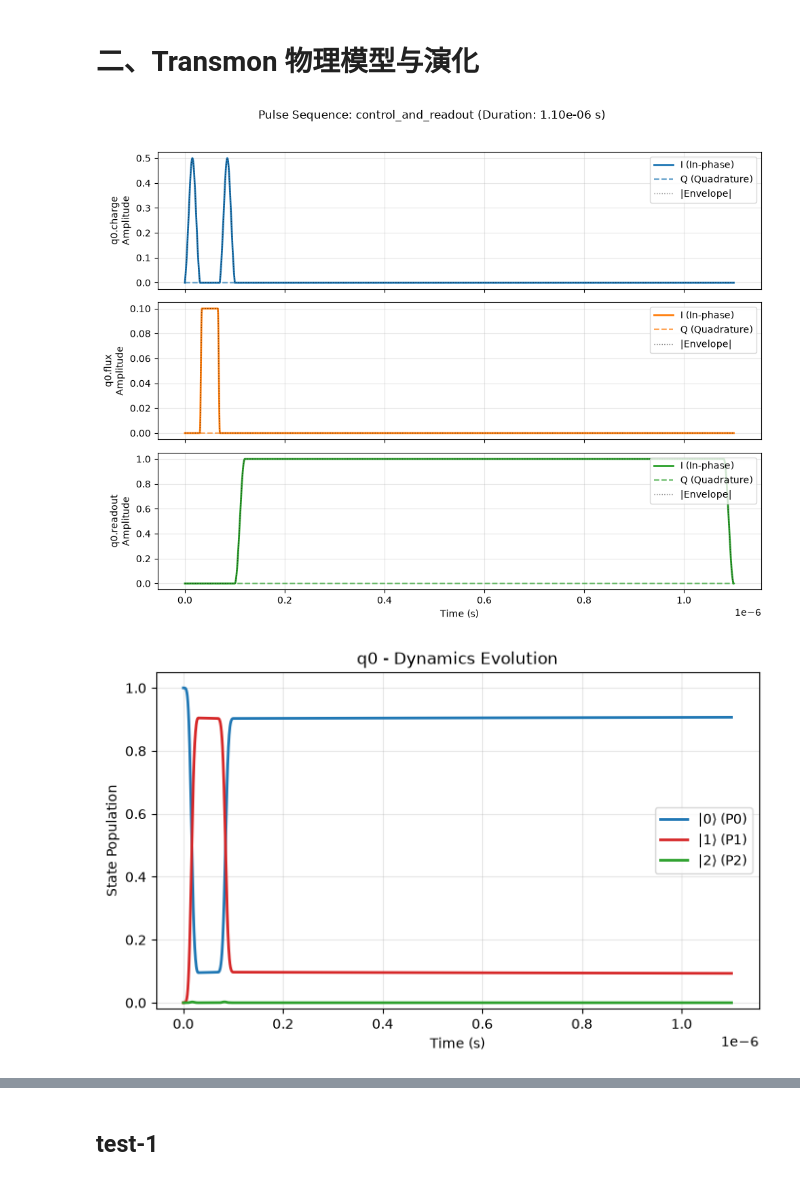
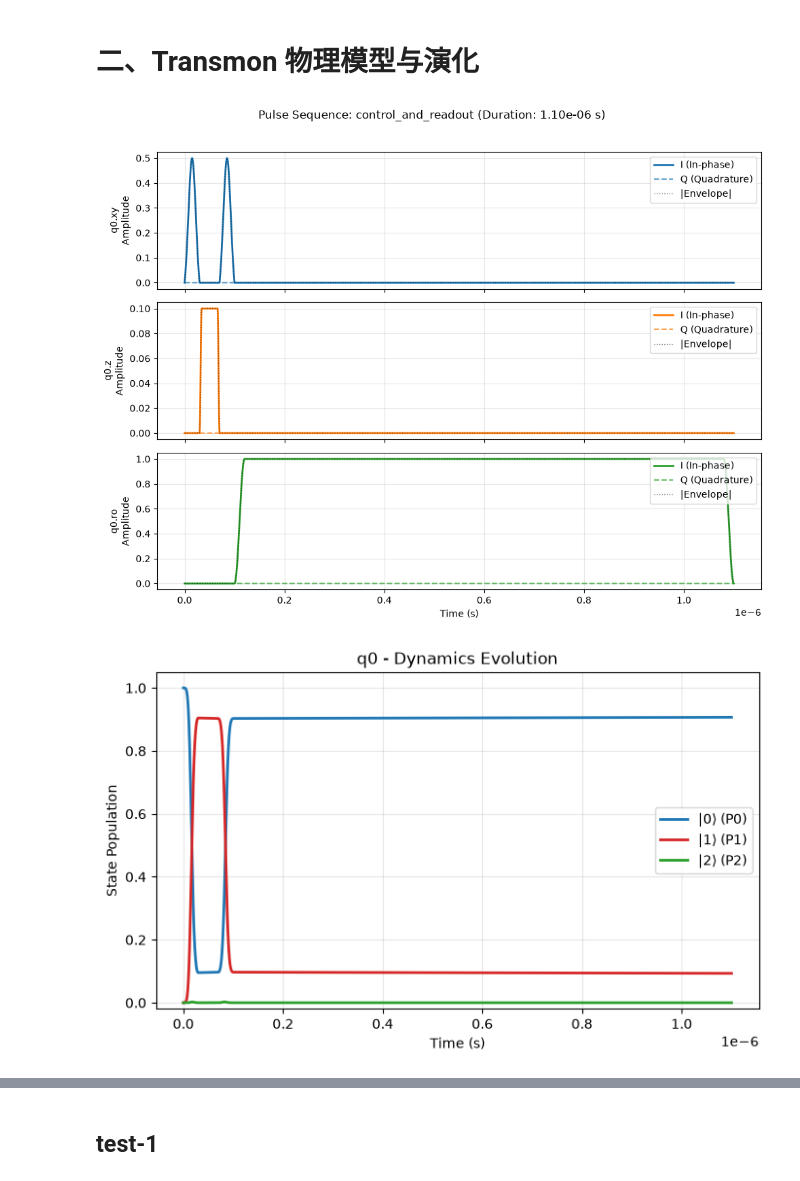
Before and after one commit to quantum-panda-a/SQPulse, a Jupyter notebook: examples/demo.ipynb, the cells around one changed output, grey strips where cells are left out. Cells and saved outputs as stored; diff of their text form; code cells hidden in the pictures.

```diff
--- a/examples/demo.ipynb
+++ b/examples/demo.ipynb
@@ -114,39 +112,39 @@ print(f"Slepian脉冲谱泄露 (>100 MHz):  {spectral_leakage(p_slepian, cutoff)
 # %%
 import matplotlib.pyplot as plt
 import numpy as np
 from sqpulse import Transmon, ReadoutResonator, PulseSequence, GaussianPulse, FlatTopPulse, Measurement, ns, us, MHz, GHz
 
 # 1. 定义通用 Transmon (支持结不对称度 d; d=1.0 为单结, d=0.2 为可调 SQUID)
 q = Transmon("q0", f_q=5.0 * GHz, alpha=-250.0 * MHz, d=0.2, levels=3, t1=25.0 * us, t2=30.0 * us)
 
 # 2. 编排多通道脉冲序列 (包含 XY 驱动、Z 磁通调频与腔读出)
 seq = PulseSequence(name="control_and_readout")
-# (1) 在 charge_line (XY) 施加 pi/2 脉冲
-seq.add(q.charge_line, GaussianPulse(duration=30 * ns, amp=0.5))
+# (1) 在 xy (XY) 施加 pi/2 脉冲
+seq.add(q.xy, GaussianPulse(duration=30 * ns, amp=0.5))
 seq.sync()
 
-# (2) 在 flux_line (Z) 施加快速磁通脉冲调制频率
-seq.add(q.flux_line, FlatTopPulse(duration=40 * ns, amp=0.1, ramp_time=4 * ns))
+# (2) 在 z (Z) 施加快速磁通脉冲调制频率
+seq.add(q.z, FlatTopPulse(duration=40 * ns, amp=0.1, ramp_time=4 * ns))
 seq.sync()
 
 # (3) 施加第二个 pi/2 脉冲
-seq.add(q.charge_line, GaussianPulse(duration=30 * ns, amp=0.5))
+seq.add(q.xy, GaussianPulse(duration=30 * ns, amp=0.5))
 seq.sync()
 
-# (4) 在 readout_line (RO) 施加 1 us 微波读出脉冲
-seq.add(q.readout_line, FlatTopPulse(duration=1000 * ns, amp=1.0, ramp_time=20 * ns))
+# (4) 在 ro (RO) 施加 1 us 微波读出脉冲
+seq.add(q.ro, FlatTopPulse(duration=1000 * ns, amp=1.0, ramp_time=20 * ns))
 
 # 绘制多通道时间轴对齐图
 seq.plot()
 plt.show()
 
 # 3. 双后端测量选择
 # 方式 A：选择理想投影与态演化后端 (精确主方程求解)
 res_proj = Measurement.run(q, seq, backend="projective")
 res_proj.plot_populations()
 plt.show()
 # %% [output]
-[figure, old version]
+[figure, new version]
 [figure]
 # %%
 # 方式 B：选择真实色散谐振腔读出后端 (微波传输谱、IQ 解调与单次判决)
```
Also changed, not shown: parts of 8 cells of this notebook, 16 other files.
